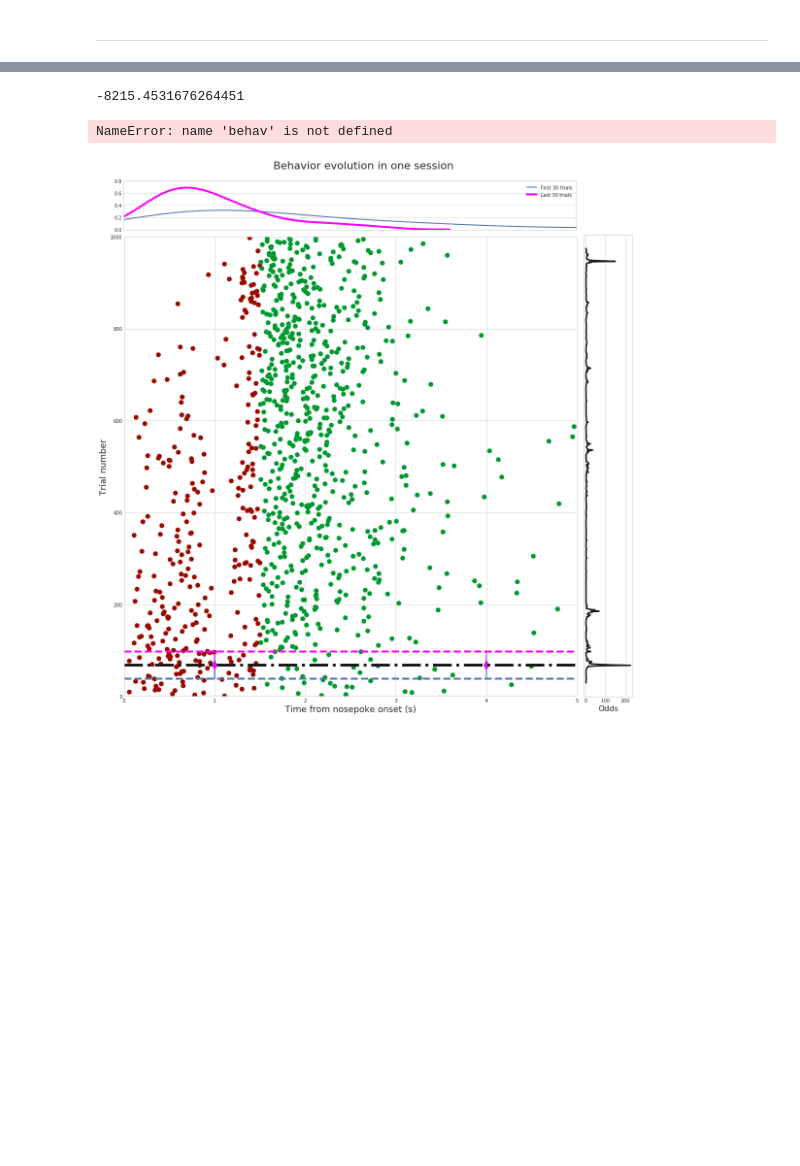
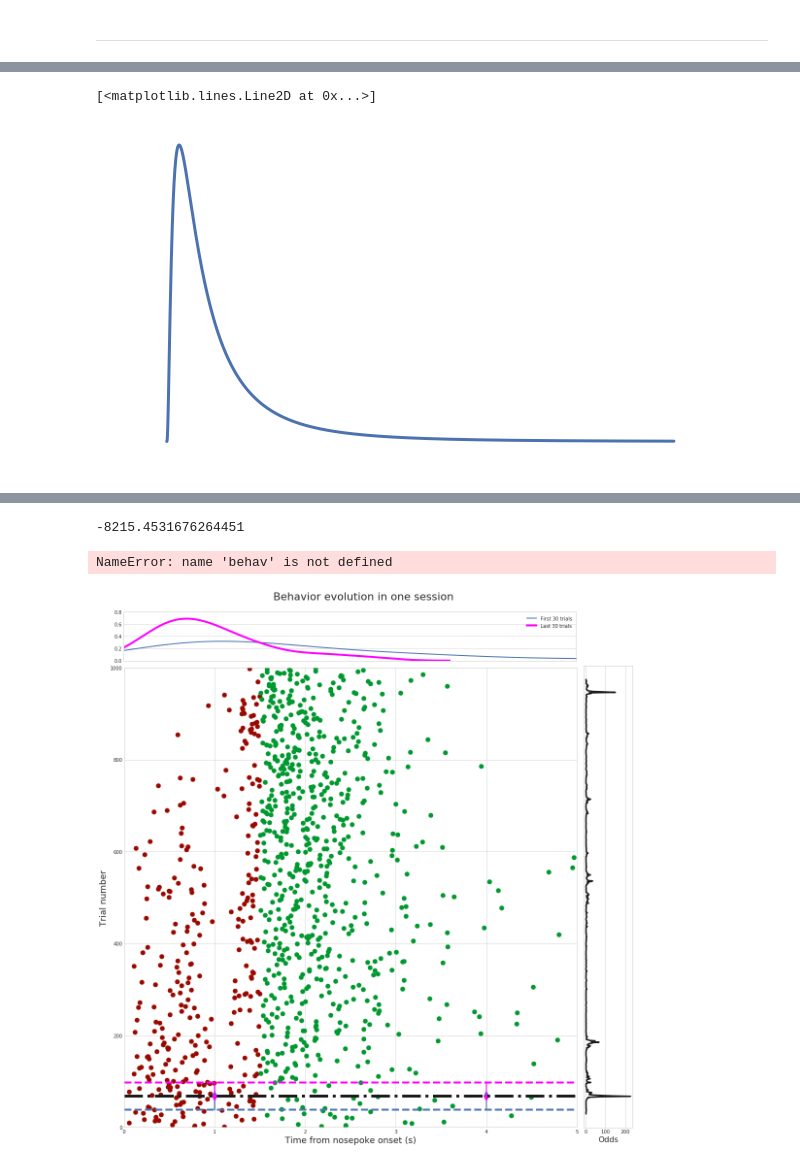
Before and after one commit to EstevaoUyra/spikelearn, a Jupyter notebook: notebooks/exploration/Bayesian rat.ipynb, the cells around one changed output, grey strips where cells are left out. Saved outputs shown, nothing was run; the diff lists cells and outputs as text; code cells hidden in the pictures; blank space fills up the shorter version.

```diff
--- a/notebooks/exploration/Bayesian rat.ipynb
+++ b/notebooks/exploration/Bayesian rat.ipynb
@@ -228,0 +243,5 @@ Wall time: 2.65 s
+# %%
+plt.plot(st.lognorm(scale=1, s=1).pdf(naive.sup)*naive.dt)
+# %% [output]
+[<matplotlib.lines.Line2D at 0x...>]
+[figure, added]
```
Also changed, not shown: parts of 11 cells of this notebook, 3 other files.
